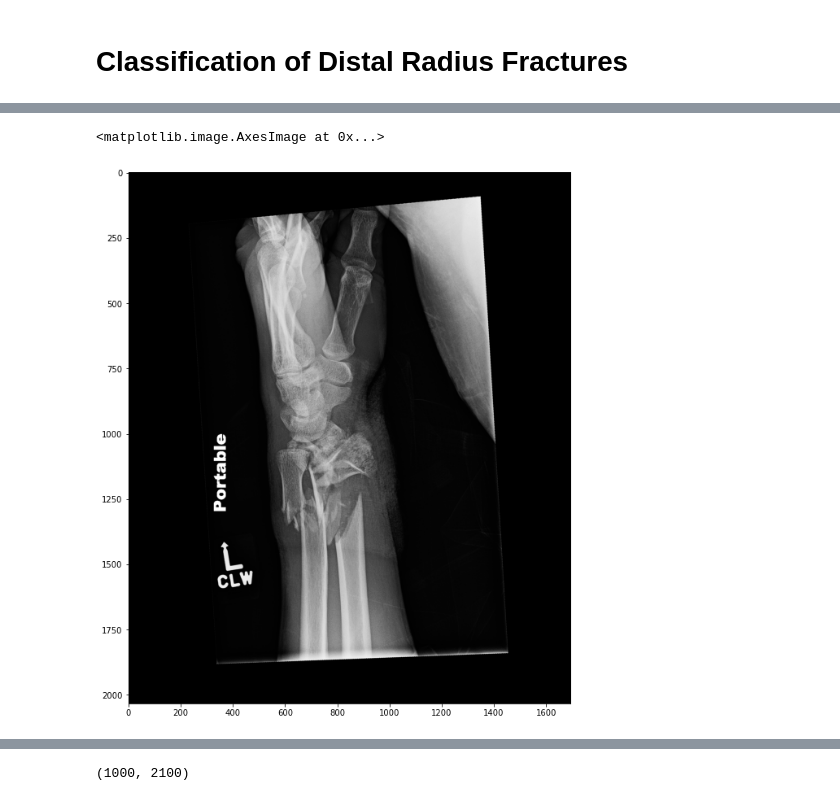
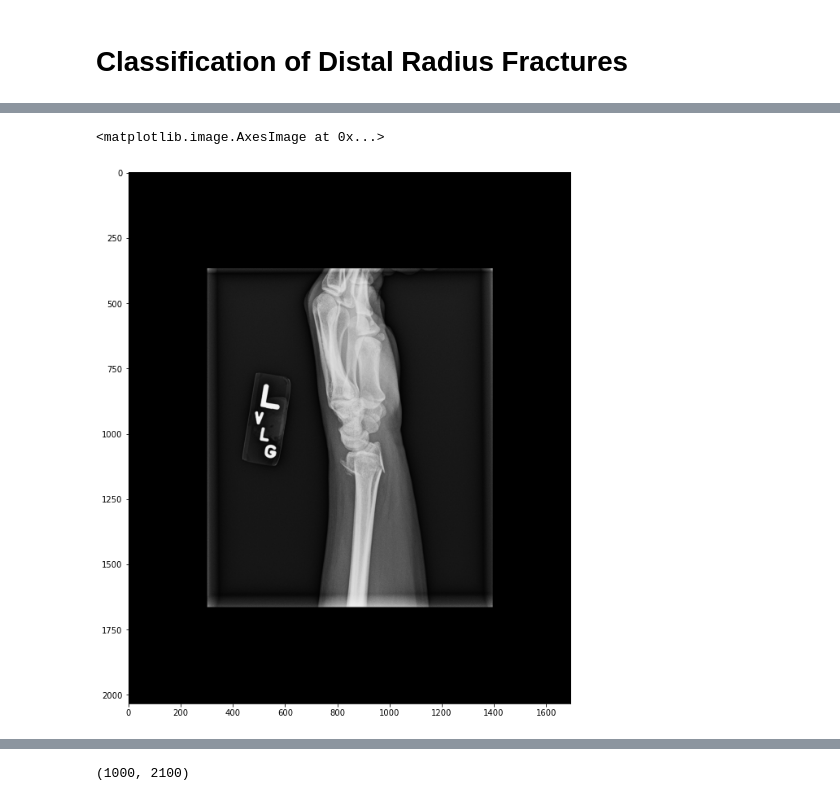
Before and after one commit to IHGCU/CapstoneProject, a Jupyter notebook: DRUJClassification.ipynb, the cells around one changed output, grey strips where cells are left out. Cells and saved outputs as stored; diff of their text form; code cells hidden in the pictures.

```diff
--- a/DRUJClassification.ipynb
+++ b/DRUJClassification.ipynb
@@ -36,4 +36,8 @@ def read_xray(path, voi_lut = True, fix_monochrome = True):
     data = (data * 255).astype(np.uint8)
 
     return data
+# %%
+filename01 = 'TestCases\Subject001\PAView'
+filename02 = 'TestCases\Subject001\ObliqueView'
+filename03 = 'TestCases\Subject001\LateralView'
 # %%
@@ -53,10 +57,10 @@ plt.imshow(img2, 'gray')
 # %%
-img3 = read_xray('Images\Subject002\IMediaExport\DICOM\PAT_0000\STD_0000\SER_0002\OBJ_0001\IM_0001')
+img3 = read_xray(filename03)
 plt.figure(figsize = (12,12))
 plt.imshow(img3, 'gray')
 # %% [output]
 <matplotlib.image.AxesImage at 0x...>
-[figure, old version]
+[figure, new version]
 # %%
 x1 = img1.shape
 img1cr = img1[np.round(x1[0]/2).astype(int)-500:np.round(x1[0]/2).astype(int)+500,
```
Also changed, not shown: parts of 7 cells of this notebook.
